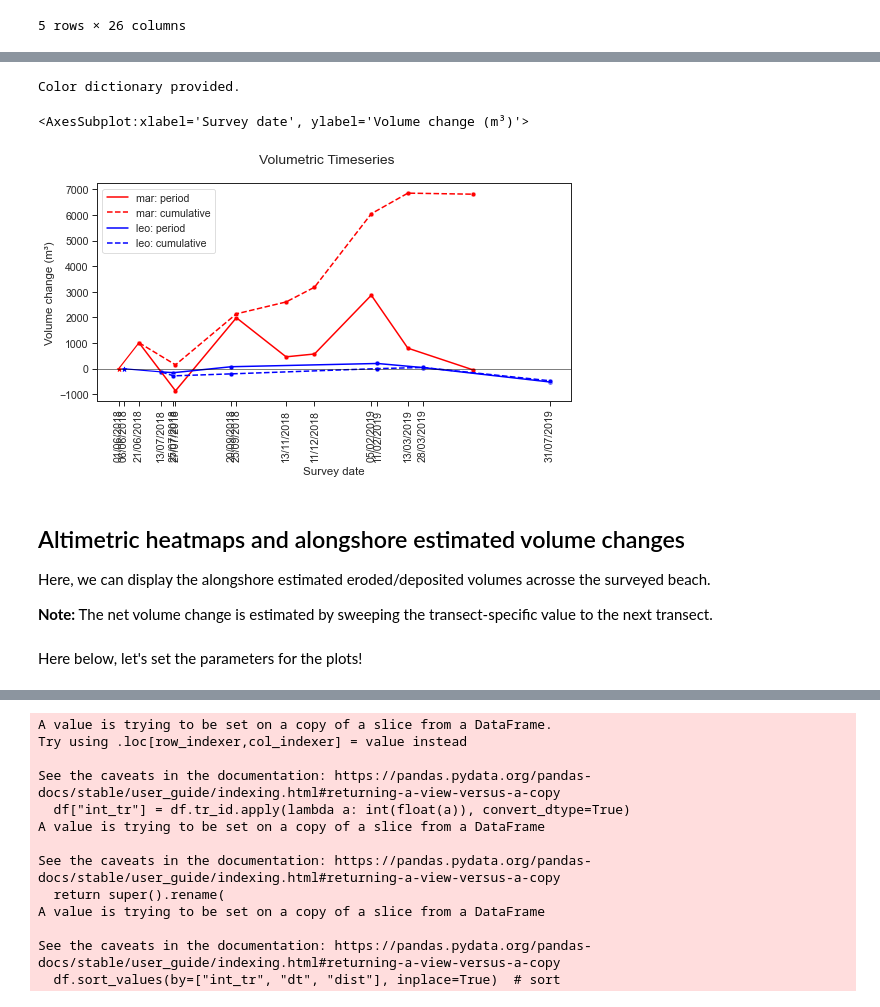
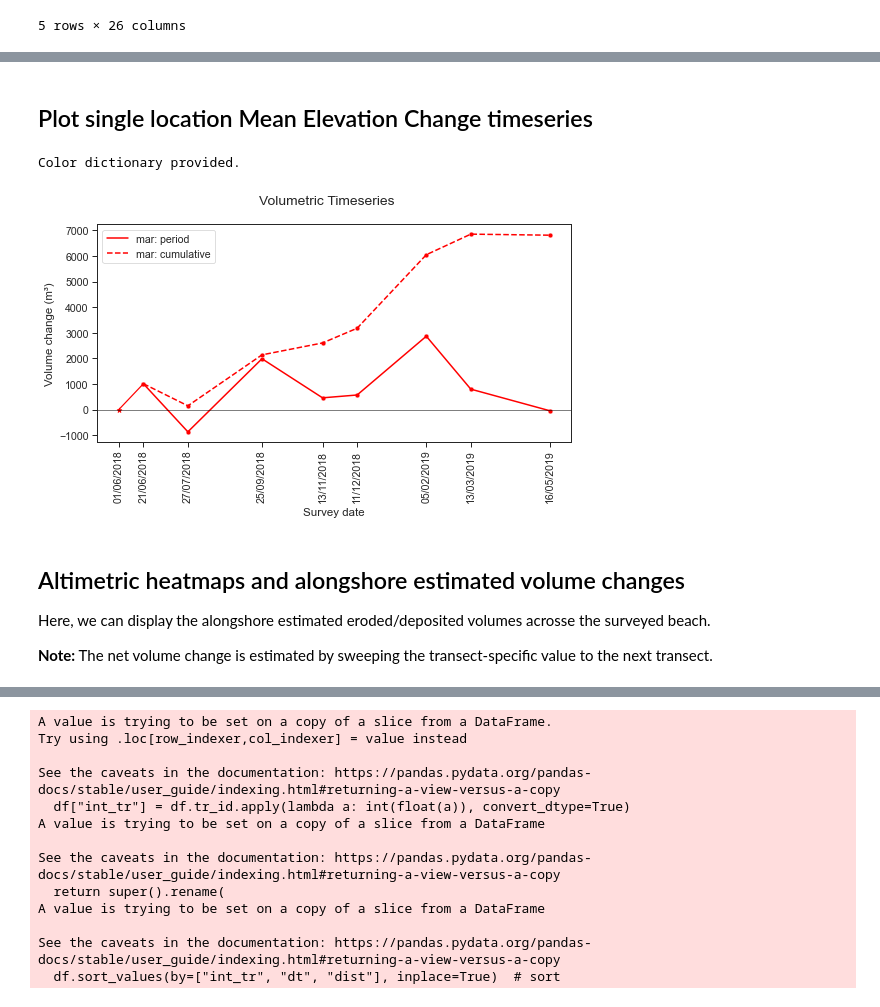
Before and after one commit to npucino/sandpyper, a Jupyter notebook: examples/Example_6_Volumetrics.ipynb, the cells around one changed output, grey strips where cells are left out. Saved outputs shown, nothing was run; the diff lists cells and outputs as text; code cells hidden in the pictures.

```diff
--- a/examples/Volumetrics.ipynb
+++ b/examples/Example_6_Volumetrics.ipynb
@@ -165,14 +174,0 @@ location_level_volumetrics.head()
-# %%
-# single location plot
-sb.set_context("paper", font_scale=1.2)
-
-df=location_level_volumetrics
-figsize=(8.5,4)
-loc_subset=["mar","leo"]
-colors_dict={"mar":'r',
-            "leo":'b'}
-linewidth=1.5
-out_date_format="%d/%m/%Y"
-xlabel="Survey date"
-ylabel="Volume change (m³)"
-suptitle="Volumetric Timeseries"
@@ -190,8 +174,0 @@ suptitle="Volumetric Timeseries"
-# %%
-plot_single_loc(df,loc_subset,
-                    figsize,colors_dict,linewidth,out_date_format,
-                    xlabel,ylabel,suptitle)
-# %% [output]
-Color dictionary provided.
-<AxesSubplot:xlabel='Survey date', ylabel='Volume change (m³)'>
-[figure, removed]
@@ -200,0 +175,26 @@ Color dictionary provided.
+# %% [markdown]
+## Plot single location Mean Elevation Change timeseries
+# %%
+df=location_level_volumetrics
+figsize=(8.5,4)
+loc_subset=["mar"]
+colors_dict={"mar":'r',
+            "leo":'b'}
+linewidth=1.5
+out_date_format="%d/%m/%Y"
+xlabel="Survey date"
+ylabel="Volume change (m³)"
+suptitle="Volumetric Timeseries"
+# %%
+ax=plot_single_loc(df=df,
+                loc_subset=loc_subset,
+                figsize=figsize,
+                colors_dict=colors_dict,
+                linewidth=linewidth,
+                out_date_format=out_date_format,
+                xlabel=xlabel,
+                ylabel=ylabel,
+                suptitle=suptitle)
+# %% [output]
+Color dictionary provided.
+[figure, added]
@@ -217,5 +221,3 @@ dts=list(location_level_volumetrics.query(f"location=='{loc_in}'").dt.unique())
 
 # or, manually enter the periods you want to plot
 # dts=['dt_1']
-# %% [markdown]
-Here below, let's set the parameters for the plots!
```
Also changed, not shown: parts of 16 cells of this notebook, 3 other files.
